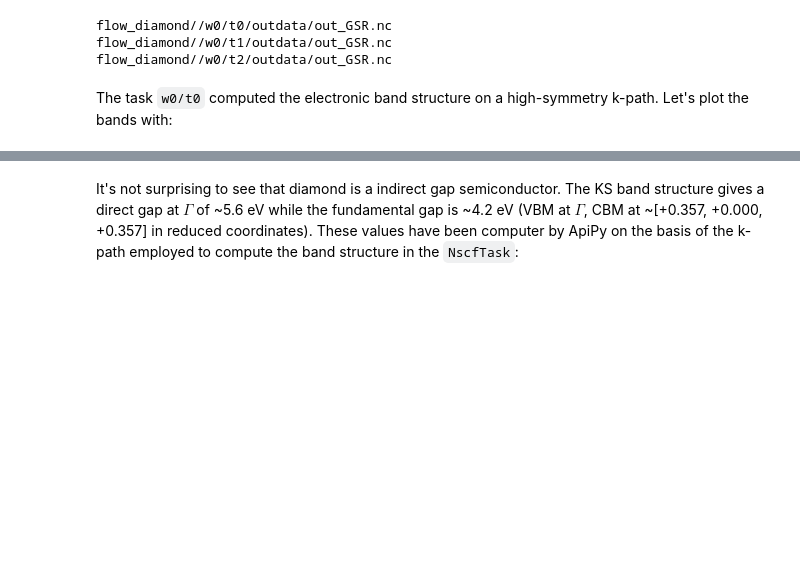
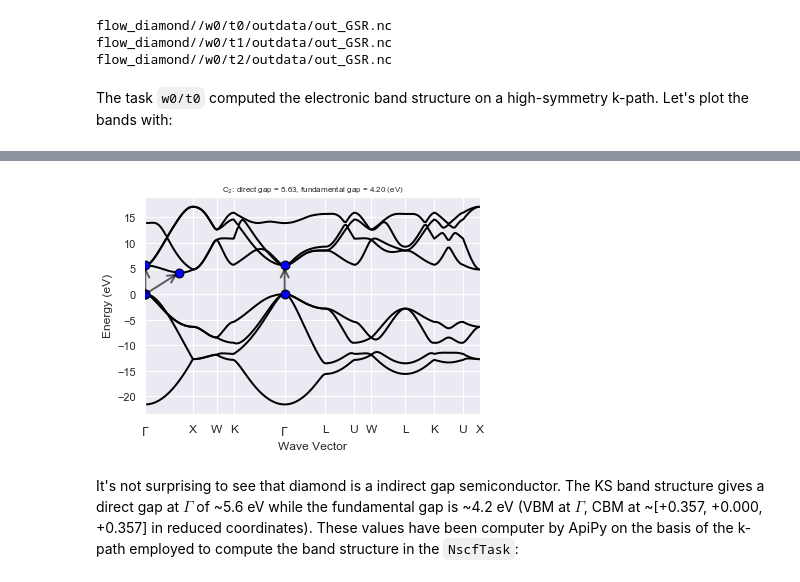
Before and after one commit to abinit/abitutorials, a Jupyter notebook: abitutorials/sigeph/lesson_sigeph.ipynb, the cells around one changed output, grey strips where cells are left out. Saved outputs shown, nothing was run; the diff lists cells and outputs as text; code cells hidden in the pictures; blank space fills up the shorter version.

```diff
--- a/abitutorials/sigeph/lesson_sigeph.ipynb
+++ b/abitutorials/sigeph/lesson_sigeph.ipynb
@@ -441,5 +445,5 @@ Let's plot the bands with:
 with abilab.abiopen("flow_diamond/w0/t1/outdata/out_GSR.nc") as gsr:
     ebands_kpath = gsr.ebands
 
-ebands_kpath.plot();
+ebands_kpath.plot(with_gaps=True);
 # %% [output]
@@ -448,3 +450,4 @@ ebands_kpath.plot();
+[figure, added]
 # %% [markdown]
 It's not surprising to see that diamond is a indirect gap semiconductor.
 The KS band structure gives a direct gap at $\Gamma$ of ~5.6 eV while the fundamental gap
```
Also changed, not shown: parts of 25 cells of this notebook, 11 other files.
